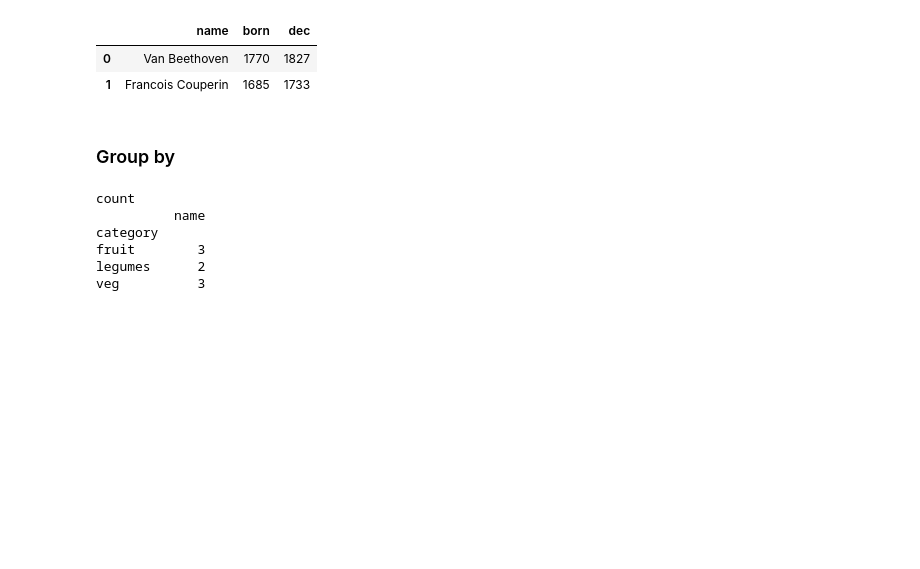
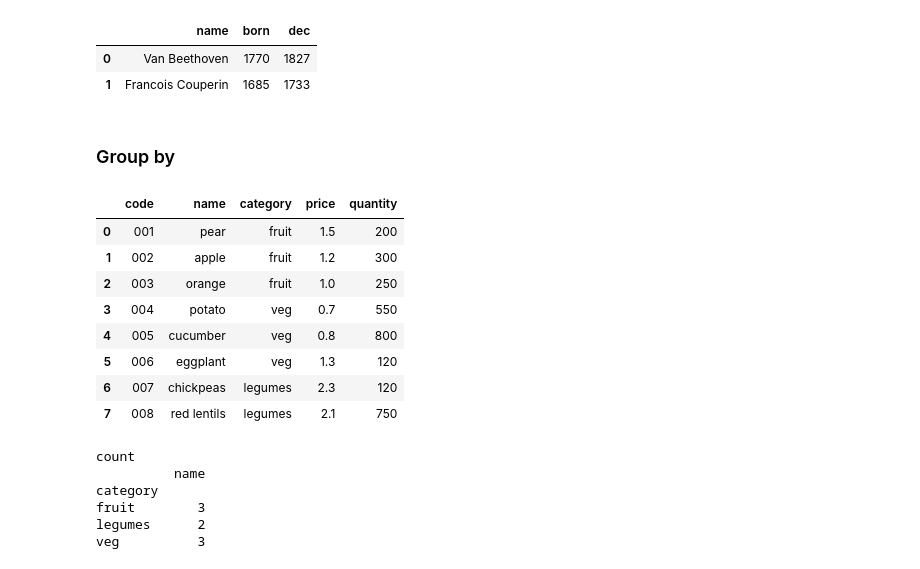
Before and after one commit to chezydan/pytopics, a Jupyter notebook: Pandas.ipynb, the cells around one changed output. Drawn from its saved outputs; the diff is of its cells as text; code cells hidden in the pictures; blank space fills up the shorter version.

```diff
--- a/Pandas.ipynb
+++ b/Pandas.ipynb
@@ -670,16 +709,27 @@ noNation.head(2)
 # %%
 import pandas as pd
 #building dataframe from series (and cols)
 cols=['code',   'name', 'category' , 'price' , 'quantity']
 p1=pd.Series(['001', 'pear', 'fruit', 1.5, 200], cols)
 p2=pd.Series(['002', 'apple', 'fruit', 1.2, 300], cols)
 p3=pd.Series(['003', 'orange', 'fruit', 1, 250], cols)
 p4=pd.Series(['004', 'potato', 'veg', 0.7, 550], cols)
 p5=pd.Series(['005', 'cucumber', 'veg', 0.8, 800], cols)
 p6=pd.Series(['006', 'eggplant', 'veg', 1.3, 120], cols)
 p7=pd.Series(['007', 'chickpeas', 'legumes', 2.3, 120], cols)
 p8=pd.Series(['008', 'red lentils', 'legumes', 2.1, 750], cols)
 # DataFrame from a [list] of series as erlier
 shop = pd.DataFrame([p1,p2,p3,p4,p5,p6,p7,p8])
 #shop
+shop
+# %% [output]
+|  | code | name | category | price | quantity |
+| 0 | 001 | pear | fruit | 1.5 | 200 |
+| 1 | 002 | apple | fruit | 1.2 | 300 |
+| 2 | 003 | orange | fruit | 1.0 | 250 |
+| 3 | 004 | potato | veg | 0.7 | 550 |
+| 4 | 005 | cucumber | veg | 0.8 | 800 |
+| 5 | 006 | eggplant | veg | 1.3 | 120 |
+| 6 | 007 | chickpeas | legumes | 2.3 | 120 |
+| 7 | 008 | red lentils | legumes | 2.1 | 750 |
 # %%
```
Also changed, not shown: parts of 49 cells of this notebook, 6 other files.
